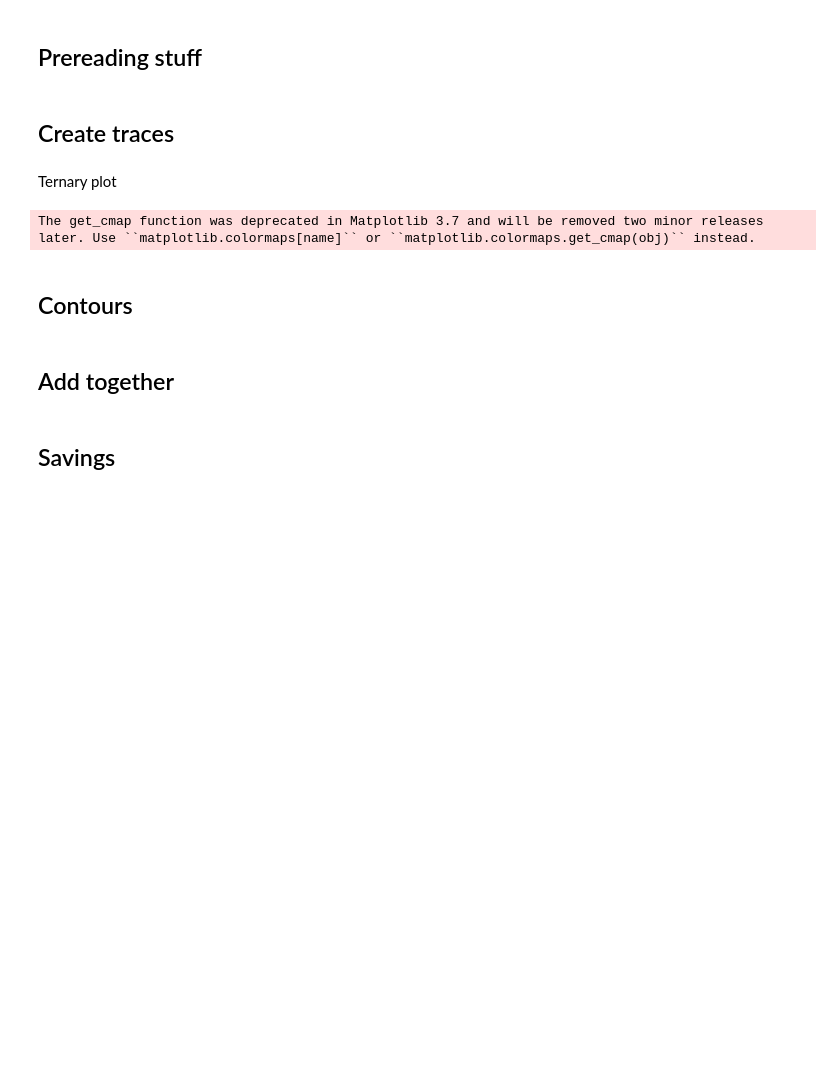
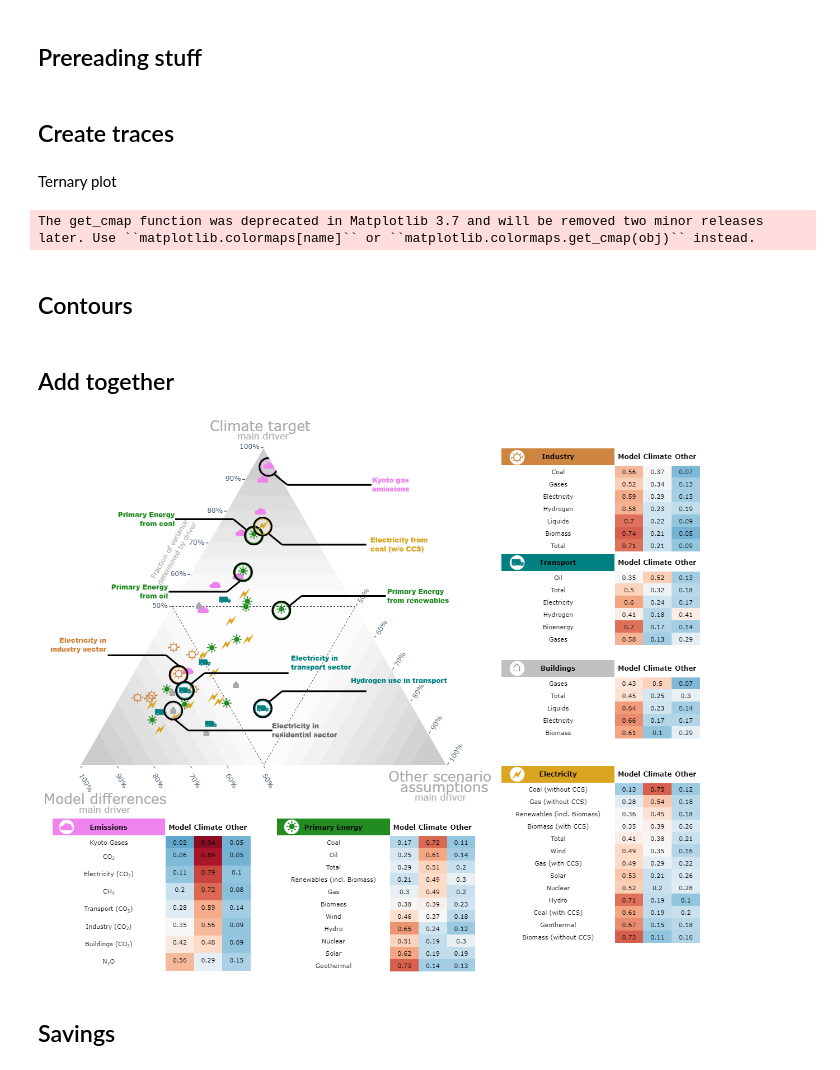
Before and after one commit to MarkMDekker/ar6_variance_decomposition, a Jupyter notebook: Plotting scripts/Figure_3.ipynb, the cells around one changed output. Saved outputs shown, nothing was run; the diff lists cells and outputs as text; code cells hidden in the pictures; blank space fills up the shorter version.

```diff
--- a/Plotting scripts/Figure_3.ipynb
+++ b/Plotting scripts/Figure_3.ipynb
@@ -40,0 +29,7 @@ XRvarsub = XRvar.sel(Time=timestamp)
+# %%
+current_dir = Path.cwd()
+path_ipcc = Path("../../../Data/IPCC/") # Location of IPCC data
+path_meta = path_ipcc / "AR6_Scenarios_Database_metadata_indicators_v1.1.xlsx"
+path_data = current_dir / "../Data"
+path_ar6 = path_ipcc / "AR6_Scenarios_Database_World_v1.1.csv"
+path_modelconv = path_ipcc / "ModelConversion.xlsx"
@@ -66,6 +78,5 @@ uniccat = np.unique(ccat)
 # %%
 XR = XRvar.sel(Variable = vars[cats == "Primary Energy"])
-DF_counts = pd.read_csv("X:/user/dekkerm/Projects/AR6_Variance/variancedecomposition/Data/Counts"+st+".csv", index_col=0)
 XR = XR.sel(Time=range(2030,2101))
 varlist = XR.Variable.data
 years = XR.Time.data
@@ -486,15 +497,6 @@ fig = make_subplots(
     rows=10, cols=3,
     horizontal_spacing = 0.04,
     vertical_spacing=0,
-    # column_widths = [0.15, 0.7, 0.15],
-    # row_heights = [0.15, 0.7, 0.15],
-    # specs = [[{"type": "table", "rowspan": 2}, {"type": "scatterternary", "colspan": 2, "rowspan": 6}, {}, {"type": "table", "rowspan": 2}],
-    #          [{}, {}, {}, {}],
-    #          [{"type": "table", "rowspan": 2}, {}, {}, {"type": "table", "rowspan": 2}],
-    #          [{}, {}, {}, {}],
-    #          [{"type": "table", "rowspan": 2}, {}, {}, {"type": "table", "rowspan": 2}],
-    #          [{}, {}, {}, {}]
-    #         ]
     specs = [[{"type": "scatterternary", "colspan": 2, "rowspan": 6}, {}, {"type": "table", "rowspan": 2}],
              [{}, {}, {}],
              [{}, {}, {"type": "table", "rowspan": 2}],
@@ -531,25 +533,15 @@ fig.add_trace(tables[3], 1, 3)
 fig.add_trace(tables[4], 3, 3)
 fig.add_trace(tables[2], 7, 3)
 
-
-#fig.add_traces(fig1.data, 1, 1)
 for n in range(len(conttraces)):
         fig.add_trace(conttraces[n], 1, 1)
-# for n in range(len(conttracesb)):
-#         fig.add_trace(conttracesb[n], 1, 1)
-# for n in range(len(trace_ternary_lines)):
-#     fig.add_trace(trace_ternary_lines[n], 1, 1)
-# for n in range(len(trace_ternary_border)):
-#     fig.add_trace(trace_ternary_border[n], 1, 1)
 for n in range(len(scatters)):
     fig.add_trace(scatters[n], 1, 1)
 fig.update_layout(height=1000, width=1190)
 fig.update_layout({'margin':dict(l=0,r=0,b=0,t=35),
 'ternary':
 {'sum':1,
-'bgcolor':'rgba(0,0,0,0)',#'whitesmoke',
-    # "paper_bgcolor":'rgba(0,0,0,0)',
-    # "plot_bgcolor":'rgba(0,0,0,0)',
+'bgcolor':'rgba(0,0,0,0)',
 'aaxis':{'title': '', 'min': 0,
         'linewidth':0, 'ticks':'outside',
         'tickmode':'array','tickvals':[0.5, 0.6, 0.7, 0.8, 0.9, 1.0], 'ticktext':['50%', '60%', '70%', '80%', '90%', '100%'], 'tickfont':{'size':12}},
@@ -560,56 +552,46 @@ fig.update_layout({'margin':dict(l=0,r=0,b=0,t=35),
         'linewidth':2, 'ticks':'outside',
         'tickmode':'array','tickvals':[0.5, 0.6, 0.7, 0.8, 0.9, 1.0], 'ticktext':['50%', '60%', '70%', '80%', '90%', '100%'],'tickangle':-60, 'tickfont':{'size':12}}}})
 
-# fig.add_trace(go.Scatterternary(a=[a], b=[b], c=[c],
-# mode='text', textfont={'size': 35},
-# #text=[u'&#128663;'.encode("utf-8")]))
-# text=[u'\u9935'.encode("utf-8")]))
-#draw_line(fig, "Primary energy coal", 0.5, 0.725, 150, -40, "forestgreen")
-# draw_line(fig, "Primary energy oil", 0.49, 0.62, 210, -40, "violet")
-# draw_line(fig, "Kyoto gas emissions", 0.51, 0.905, 120, -30, "goldenrod")
-# draw_line(fig, "Coal (w/o CCS) in<br>electricity production", 0.52, 0.765, 150, -60, "forestgreen")
-# draw_line(fig, "Electricity usage<br>in industry", 0.385, 0.235, -120, -120, "silver")
-# draw_line(fig, "Electricity usage<br>in transport", 0.395, 0.205, 200, -40, "teal")
-#draw_line(fig, "Electricity usage<br>in residential", 0.38, 0.145, 180, 40, "silver")
-if st != '_c78':
-        draw_ann(fig, "Electricity in<br>residential sector", 0.19, 0.486, "dimgray", "down", "right")
-        draw_ann(fig, "Electricity in<br>transport sector", 0.215, 0.554, "teal", "up", "right")
-        draw_ann(fig, "Electricity in<br>industry sector", 0.196, 0.588, "peru", "up", "left")
-        draw_ann(fig, "Primary Energy<br>from coal", 0.30, 0.845, "forestgreen", "up", "left")
-        draw_ann(fig, "Primary Energy<br>from oil", 0.29, 0.748, "forestgreen", "down", "left")
-        draw_ann(fig, "Kyoto gas<br>emissions", 0.343, 0.950, "violet", "down", "right")
-        draw_ann(fig, "Electricity from<br>coal (w/o CCS)", 0.335, 0.837, "goldenrod", "down", "right")
-        draw_ann(fig, "Primary Energy<br>from renewables", 0.365, 0.7, "forestgreen", "up", "right")
-        draw_ann(fig, "Hydrogen use in transport", 0.335, 0.52, "teal", "up", "right")
+draw_ann(fig, "Electricity in<br>residential sector", 0.19, 0.486, "dimgray", "down", "right")
+draw_ann(fig, "Electricity in<br>transport sector", 0.215, 0.554, "teal", "up", "right")
+draw_ann(fig, "Electricity in<br>industry sector", 0.196, 0.588, "peru", "up", "left")
+draw_ann(fig, "Primary Energy<br>from coal", 0.30, 0.845, "forestgreen", "up", "left")
+draw_ann(fig, "Primary Energy<br>from oil", 0.29, 0.748, "forestgreen", "down", "left")
+draw_ann(fig, "Kyoto gas<br>emissions", 0.343, 0.950, "violet", "down", "right")
+draw_ann(fig, "Electricity from<br>coal (w/o CCS)", 0.335, 0.837, "goldenrod", "down", "right")
+draw_ann(fig, "Primary Energy<br>from renewables", 0.365, 0.7, "forestgreen", "up", "right")
+draw_ann(fig, "Hydrogen use in transport", 0.335, 0.52, "teal", "up", "right")
 
 # TRIANGLE CORNER LABELS
 args = dict(xref="paper", yref="paper", align='center', showarrow=False)
 fig.add_annotation(text="Climate target", x=0.242, y=1.06, **args, font=dict(color='darkgray', size=25))
 fig.add_annotation(text="main driver", x=0.284, y=1.035, **args, font=dict(color='darkgray', size=16))
 fig.add_annotation(text="Model differences", x=-0.015, y=0.32, **args, font=dict(color='darkgray', size=25))
 fig.add_annotation(text="main driver", x=0.04, y=0.305, **args, font=dict(color='darkgray', size=16))
 fig.add_annotation(text="Other scenario", x=0.68, y=0.38, **args, font=dict(color='darkgray', size=25))
 fig.add_annotation(text="assumptions", x=0.675, y=0.36, **args, font=dict(color='darkgray', size=25))
 fig.add_annotation(text="main driver", x=0.60, y=0.34, **args, font=dict(color='darkgray', size=16))
 
 # ADD SYMBOLS
 args = dict(xref="paper", yref="paper", showarrow=False)
 for i in range(6):
         x = [0.005, 0.37, 0.735, 0.735, 0.735, 0.735][i]
         y = [0.25, 0.25, 1.03, 0.831, 0.59, 0.39][i]
         #fig.add_annotation(text=u'\u25CB', x=x, y=y, **args, font=dict(color='black', size=100))
         fig.add_annotation(text=u'\u25CF', x=x, y=y, **args, font=dict(color='white', size=60))
         fig.add_annotation(text=symbols[[0, 1, 3, 4, 5, 2][i]],
                            x=x+[0.005, 0, -0.0049, -0.005, -0.01, -0.006][i],
                            y=y+[0.015, 0.018, -0.031, -0.029, -0.002, -0.005][i],
                            **args,
                            font=dict(color=['violet', 'forestgreen', 'peru', 'teal', 'dimgray', 'goldenrod'][i], size=[25, 25, 22, 22, 25, 22][i]))
 
 # AXIS ANNOTATIONS
 args = dict(xref="paper", yref="paper", showarrow=False)
 fig.add_annotation(text="Fraction of variance<br>determined by driver", x=0.145, y=0.875, textangle=-60, **args, font=dict(color='darkgray', size=12))
 fig.update_layout({'margin':dict(l=25,r=7,b=0,t=55)})
-fig.show()
+fig.show(renderer='png')
+# %% [output]
+[figure, added]
 # %% [markdown]
 ## Savings
 # %%
```
Also changed, not shown: parts of 10 cells of this notebook, 5 other files.
